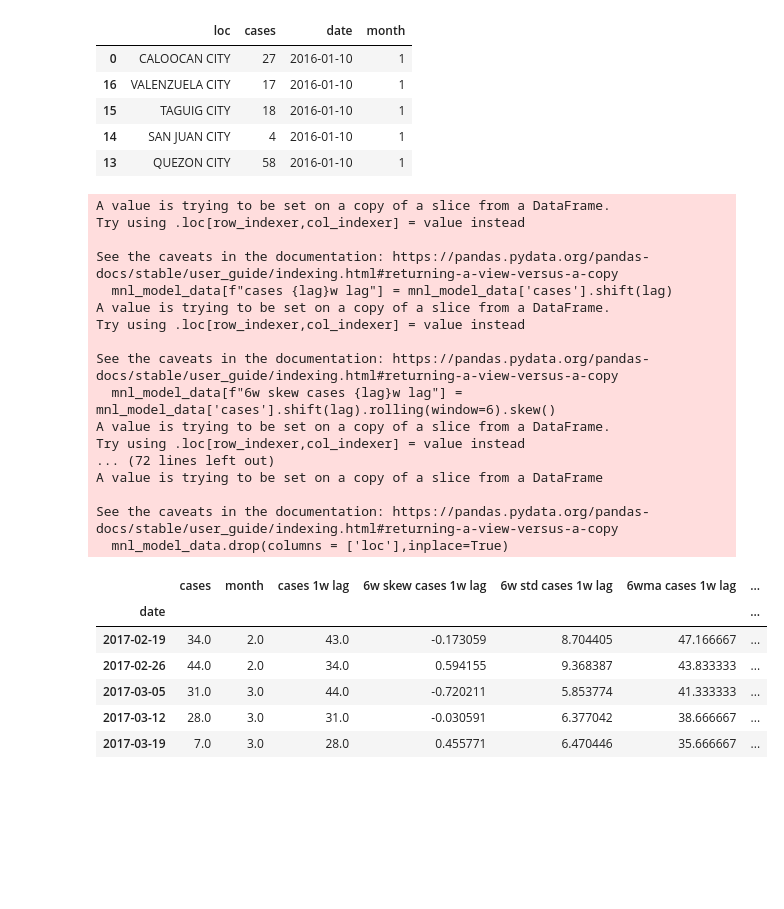
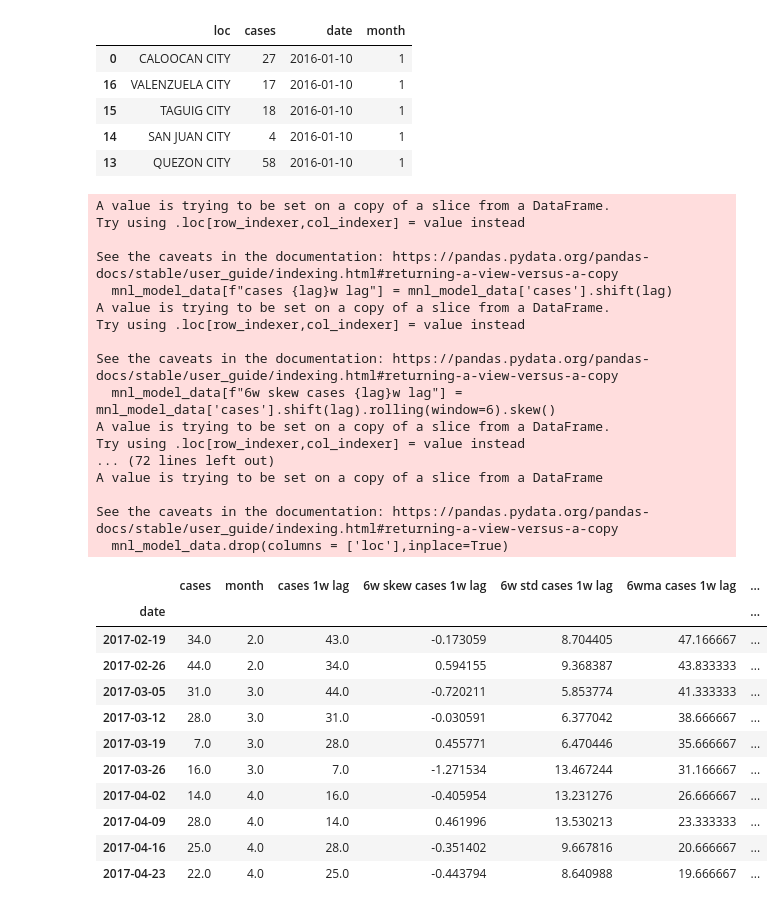
Before and after one commit to manganeseheptoxide/Philippine-Dengue-Cases-Forecasting, a Jupyter notebook: model_training.ipynb, the cells around one changed output. Drawn from its saved outputs; the diff is of its cells as text; code cells hidden in the pictures; blank space fills up the shorter version.

```diff
--- a/model_training.ipynb
+++ b/model_training.ipynb
@@ -250,31 +225,36 @@ mnl_model_data.set_index('date',inplace=True)
 mnl_model_data.drop(columns = ['loc'],inplace=True)
 mnl_model_data = mnl_model_data.apply(pd.to_numeric, errors='coerce')
 mnl_model_data = mnl_model_data[mnl_model_data.index < '2020-03-01']
 mnl_model_data = mnl_model_data.asfreq('W')
 mnl_model_data['cases'] = mnl_model_data['cases'].interpolate()
-mnl_model_data.head()
+mnl_model_data.head(10)
 # %% [output]
 A value is trying to be set on a copy of a slice from a DataFrame.
 Try using .loc[row_indexer,col_indexer] = value instead
 
 See the caveats in the documentation: https://pandas.pydata.org/pandas-docs/stable/user_guide/indexing.html#returning-a-view-versus-a-copy
   mnl_model_data[f"cases {lag}w lag"] = mnl_model_data['cases'].shift(lag)
 A value is trying to be set on a copy of a slice from a DataFrame.
 Try using .loc[row_indexer,col_indexer] = value instead
 
 See the caveats in the documentation: https://pandas.pydata.org/pandas-docs/stable/user_guide/indexing.html#returning-a-view-versus-a-copy
   mnl_model_data[f"6w skew cases {lag}w lag"] = mnl_model_data['cases'].shift(lag).rolling(window=6).skew()
 A value is trying to be set on a copy of a slice from a DataFrame.
 Try using .loc[row_indexer,col_indexer] = value instead
 ... (72 lines left out)
 A value is trying to be set on a copy of a slice from a DataFrame
 
 See the caveats in the documentation: https://pandas.pydata.org/pandas-docs/stable/user_guide/indexing.html#returning-a-view-versus-a-copy
   mnl_model_data.drop(columns = ['loc'],inplace=True)
 |  | cases | month | cases 1w lag | 6w skew cases 1w lag | 6w std cases 1w lag | 6wma cases 1w lag | ... |
 | date |  |  |  |  |  |  | ... |
 | 2017-02-19 | 34.0 | 2.0 | 43.0 | -0.173059 | 8.704405 | 47.166667 | ... |
 | 2017-02-26 | 44.0 | 2.0 | 34.0 | 0.594155 | 9.368387 | 43.833333 | ... |
 | 2017-03-05 | 31.0 | 3.0 | 44.0 | -0.720211 | 5.853774 | 41.333333 | ... |
 | 2017-03-12 | 28.0 | 3.0 | 31.0 | -0.030591 | 6.377042 | 38.666667 | ... |
 | 2017-03-19 | 7.0 | 3.0 | 28.0 | 0.455771 | 6.470446 | 35.666667 | ... |
+| 2017-03-26 | 16.0 | 3.0 | 7.0 | -1.271534 | 13.467244 | 31.166667 | ... |
+| 2017-04-02 | 14.0 | 4.0 | 16.0 | -0.405954 | 13.231276 | 26.666667 | ... |
+| 2017-04-09 | 28.0 | 4.0 | 14.0 | 0.461996 | 13.530213 | 23.333333 | ... |
+| 2017-04-16 | 25.0 | 4.0 | 28.0 | -0.351402 | 9.667816 | 20.666667 | ... |
+| 2017-04-23 | 22.0 | 4.0 | 25.0 | -0.443794 | 8.640988 | 19.666667 | ... |
```
Also changed, not shown: parts of 17 cells of this notebook, 15 other files.
